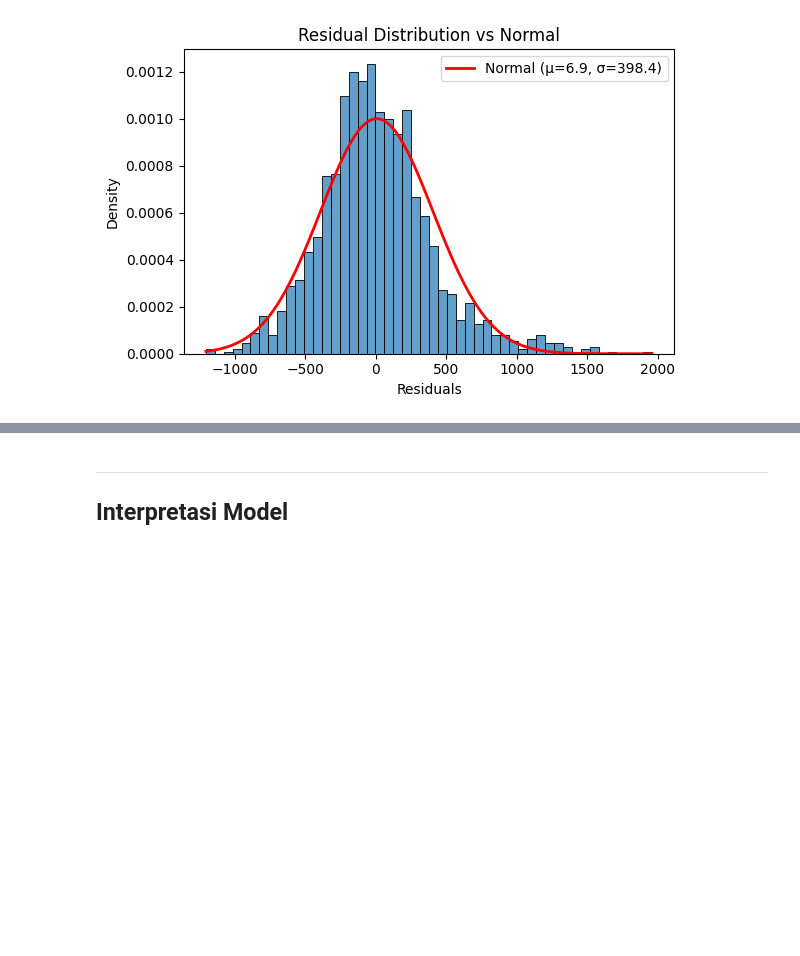
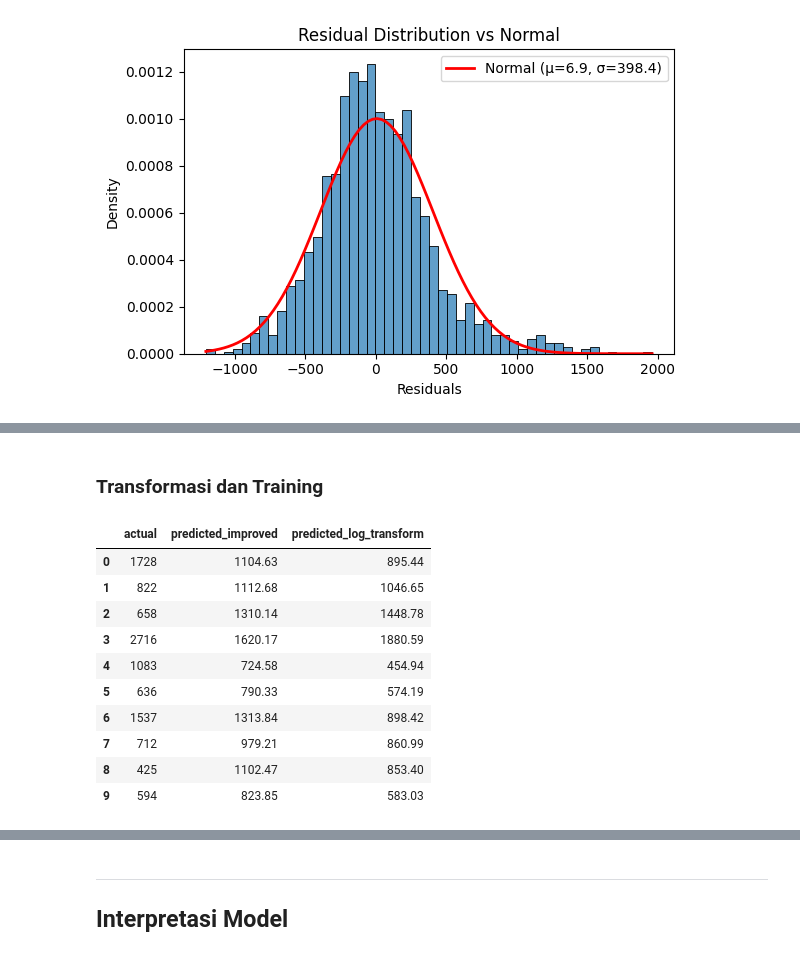
Before and after one commit to fxrdhan/Tubes_AI_Kelompok-1_Bike-Sharing-Demand-Predictor, a Jupyter notebook: Seoul_Bike_Regression.ipynb, the cells around one changed output, grey strips where cells are left out. Saved outputs shown, nothing was run; the diff lists cells and outputs as text; code cells hidden in the pictures; blank space fills up the shorter version.

```diff
--- a/Seoul_Bike_Regression.ipynb
+++ b/Seoul_Bike_Regression.ipynb
@@ -834,0 +842,31 @@ Hasil perhitungan menunjukkan *skewness* = 0.6872 yang berarti distribusi sediki
+# %% [markdown]
+### Transformasi dan Training
+# %%
+y_train_log = np.log1p(y_train)
+y_test_log = np.log1p(y_test)
+
+# Train model dengan target yang sudah ditransformasi
+model_log = LinearRegression()
+model_log.fit(X_train_scaled, y_train_log)
+y_pred_log = model_log.predict(X_test_scaled)
+
+# Inverse transform untuk mendapatkan prediksi dalam skala asli
+y_pred_log_original = np.expm1(y_pred_log)
+
+pd.DataFrame({
+    'actual': y_test[:10].values,
+    'predicted_improved': y_pred_improved[:10].round(2),
+    'predicted_log_transform': y_pred_log_original[:10].round(2)
+})
+# %% [output]
+|  | actual | predicted_improved | predicted_log_transform |
+| 0 | 1728 | 1104.63 | 895.44 |
+| 1 | 822 | 1112.68 | 1046.65 |
+| 2 | 658 | 1310.14 | 1448.78 |
+| 3 | 2716 | 1620.17 | 1880.59 |
+| 4 | 1083 | 724.58 | 454.94 |
+| 5 | 636 | 790.33 | 574.19 |
+| 6 | 1537 | 1313.84 | 898.42 |
+| 7 | 712 | 979.21 | 860.99 |
+| 8 | 425 | 1102.47 | 853.40 |
+| 9 | 594 | 823.85 | 583.03 |
```
Also changed, not shown: parts of 11 cells of this notebook.
